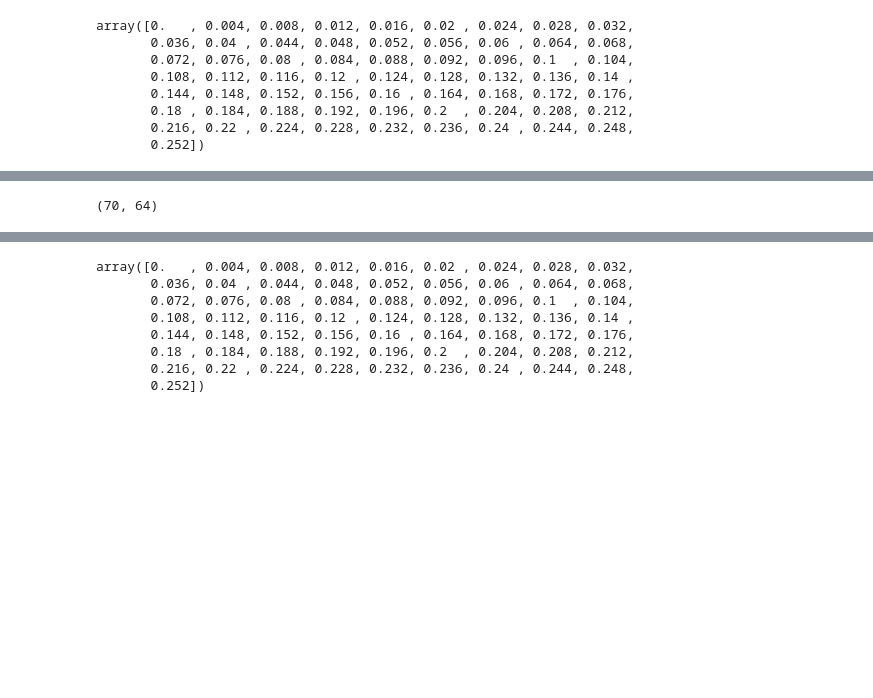
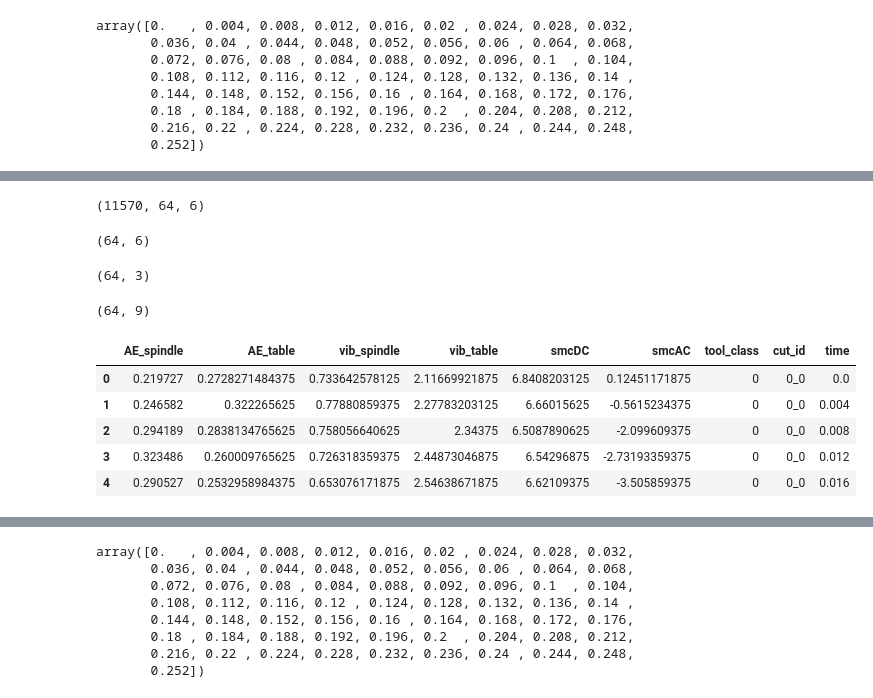
Before and after one commit to tvhahn/tspipe, a Jupyter notebook: notebooks/1.0-milling-tsfresh.ipynb, the cells around one changed output, grey strips where cells are left out. Cells and saved outputs as stored; diff of their text form; code cells hidden in the pictures; blank space fills up the shorter version.

```diff
--- a/notebooks/1.0-milling-tsfresh.ipynb
+++ b/notebooks/1.0-milling-tsfresh.ipynb
@@ -446,7 +446,6 @@ class MillingDataPrep:
 
         # fit the strided windows into the dummy_array until the length
         # of the window does not equal the proper length (better way to do this???)
-        print(cut_array.shape[0])
         for i in range(cut_array.shape[0]):
             windowed_signal = cut_array[i * self.stride : i * self.stride + self.window_size]
 
@@ -475,23 +474,29 @@ class MillingDataPrep:
         # and divide it by the frequency (250 Hz) to get the time (seconds) of each sub-cut
         sub_cut_times = np.expand_dims(np.arange(0, sub_cut_array.shape[1])/250.0, axis=0)
         sub_cut_times = np.repeat(sub_cut_times, sub_cut_array.shape[0], axis = 0,)
-        print("shape sub_cut_times:", sub_cut_times.shape)
 
         sub_cut_labels_ids_times = np.stack((sub_cut_labels, sub_cut_ids, sub_cut_times), axis=2)
 
         return sub_cut_array, sub_cut_labels, sub_cut_ids, sub_cut_times, sub_cut_labels_ids_times
 
-    def create_xy_arrays():
+    def create_xy_arrays(self):
 
         # create a list to store the x and y arrays
-        X = []  # instantiate X's
+        x = []  # instantiate X's
         y_labels_ids_times = []  # instantiate y's
 
 
         # iterate throught the df_labels
-        for i in df_labels.itertuples():
+        for i in self.df_labels.itertuples():
             (sub_cut_array, sub_cut_labels, sub_cut_ids,
             sub_cut_times, sub_cut_labels_ids_times) = self.create_data_array(i.cut_no)
+
+            x.append(sub_cut_array)
+            y_labels_ids_times.append(sub_cut_labels_ids_times)
+
+        return np.vstack(x), np.vstack(y_labels_ids_times)
+
+    def create_xy_dataframe(self):
         pass
 # %%
 root_dir = Path.cwd().parent
@@ -509,4 +511,13 @@ shape sub_cut_times: (70, 64)
+# %%
+x, y_labels_ids_times = milldata.create_xy_arrays()
 # %%
-sub_cut_labels.shape
+x.shape
 # %% [output]
-(70, 64)
+(11570, 64, 6)
+# %%
+# create a dataframe from the x array
+for sub_cut in x:
+    print(sub_cut.shape)
+    break
+# %% [output]
+(64, 6)
@@ -512,0 +526,19 @@ sub_cut_labels.shape
+# %%
+y_labels_ids_times[0,:,:].shape
+# %% [output]
+(64, 3)
+# %%
+c = np.concatenate((x[0,:,:], y_labels_ids_times[0,:,:]), axis=1)
+c.shape
+# %% [output]
+(64, 9)
+# %%
+dfc = pd.DataFrame(c, columns=list(signal_names) + ["tool_class", "cut_id", "time"], ).astype({"AE_spindle": float})
+dfc.head()
+# %% [output]
+|  | AE_spindle | AE_table | vib_spindle | vib_table | smcDC | smcAC | tool_class | cut_id | time |
+| 0 | 0.219727 | 0.2728271484375 | 0.733642578125 | 2.11669921875 | 6.8408203125 | 0.12451171875 | 0 | 0_0 | 0.0 |
+| 1 | 0.246582 | 0.322265625 | 0.77880859375 | 2.27783203125 | 6.66015625 | -0.5615234375 | 0 | 0_0 | 0.004 |
+| 2 | 0.294189 | 0.2838134765625 | 0.758056640625 | 2.34375 | 6.5087890625 | -2.099609375 | 0 | 0_0 | 0.008 |
+| 3 | 0.323486 | 0.260009765625 | 0.726318359375 | 2.44873046875 | 6.54296875 | -2.73193359375 | 0 | 0_0 | 0.012 |
+| 4 | 0.290527 | 0.2532958984375 | 0.653076171875 | 2.54638671875 | 6.62109375 | -3.505859375 | 0 | 0_0 | 0.016 |
```
Also changed, not shown: parts of 5 cells of this notebook.
